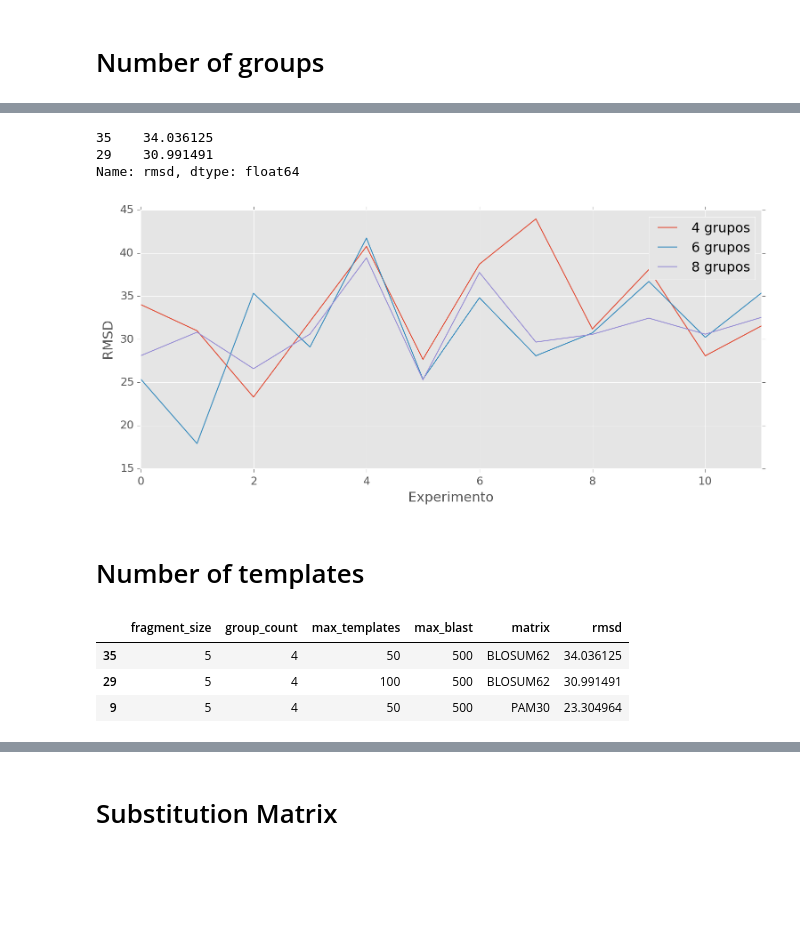
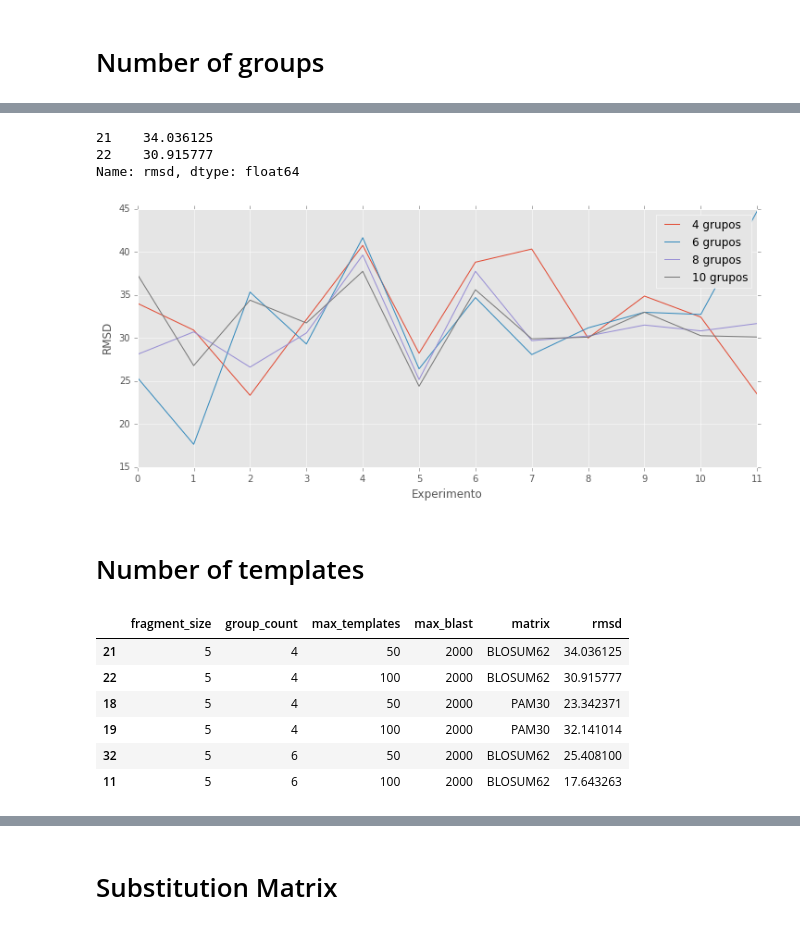
Before and after one commit to FlavielleBM/cref2, a Jupyter notebook: Prediction Parameters.ipynb, the cells around one changed output, grey strips where cells are left out. Drawn from its saved outputs; the diff is of its cells as text; code cells hidden in the pictures; blank space fills up the shorter version.

```diff
--- a/Prediction Parameters.ipynb
+++ b/Prediction Parameters.ipynb
@@ -77,41 +78,49 @@ rmsds[:6]
 grupo4 = rmsds[rmsds['group_count'] == 4]['rmsd']
 grupo6 = rmsds[rmsds['group_count'] == 6]['rmsd']
 grupo8 = rmsds[rmsds['group_count'] == 8]['rmsd']
+grupo10 = rmsds[rmsds['group_count'] == 10]['rmsd']
+
 
 grupo4[:2]
 # %% [output]
-35    34.036125
-29    30.991491
+21    34.036125
+22    30.915777
 Name: rmsd, dtype: float64
 # %%
 fig = plt.figure(figsize=(12,5))
 ax = fig.add_subplot(
     1, 1, 1,
-    xlim=(0, 11),
+    xlim=(0, len(grupo4) - 1),
     xlabel="Experimento",
     ylabel="RMSD",
+    xticks=range(0, len(grupo4))
 )
 
 ax.plot(grupo4, label='4 grupos')
 ax.plot(grupo6, label='6 grupos')
 ax.plot(grupo8, label='8 grupos')
+ax.plot(grupo10, label='10 grupos')
+
 
 
 ax.legend()
 
 fig.savefig(pdb_id + '.numberofgroups.comparison.svg', format='svg')
 # %% [output]
-[figure, old version]
+[figure, new version]
 # %% [markdown]
 # Number of templates
 # %%
 rmsds = rmsds.sort(['fragment_size', 'group_count', 'max_blast', 'matrix', 'max_templates'])
-rmsds[:3]
+rmsds[:6]
 # %% [output]
 |  | fragment_size | group_count | max_templates | max_blast | matrix | rmsd |
-| 35 | 5 | 4 | 50 | 500 | BLOSUM62 | 34.036125 |
-| 29 | 5 | 4 | 100 | 500 | BLOSUM62 | 30.991491 |
-| 9 | 5 | 4 | 50 | 500 | PAM30 | 23.304964 |
+| 21 | 5 | 4 | 50 | 2000 | BLOSUM62 | 34.036125 |
+| 22 | 5 | 4 | 100 | 2000 | BLOSUM62 | 30.915777 |
+| 18 | 5 | 4 | 50 | 2000 | PAM30 | 23.342371 |
+| 19 | 5 | 4 | 100 | 2000 | PAM30 | 32.141014 |
+| 32 | 5 | 6 | 50 | 2000 | BLOSUM62 | 25.408100 |
+| 11 | 5 | 6 | 100 | 2000 | BLOSUM62 | 17.643263 |
 # %%
 templates50 = rmsds[rmsds['max_templates'] == 50]['rmsd']
 templates100 = rmsds[rmsds['max_templates'] == 100]['rmsd']
```
Also changed, not shown: parts of 11 cells of this notebook, 1 other file.
